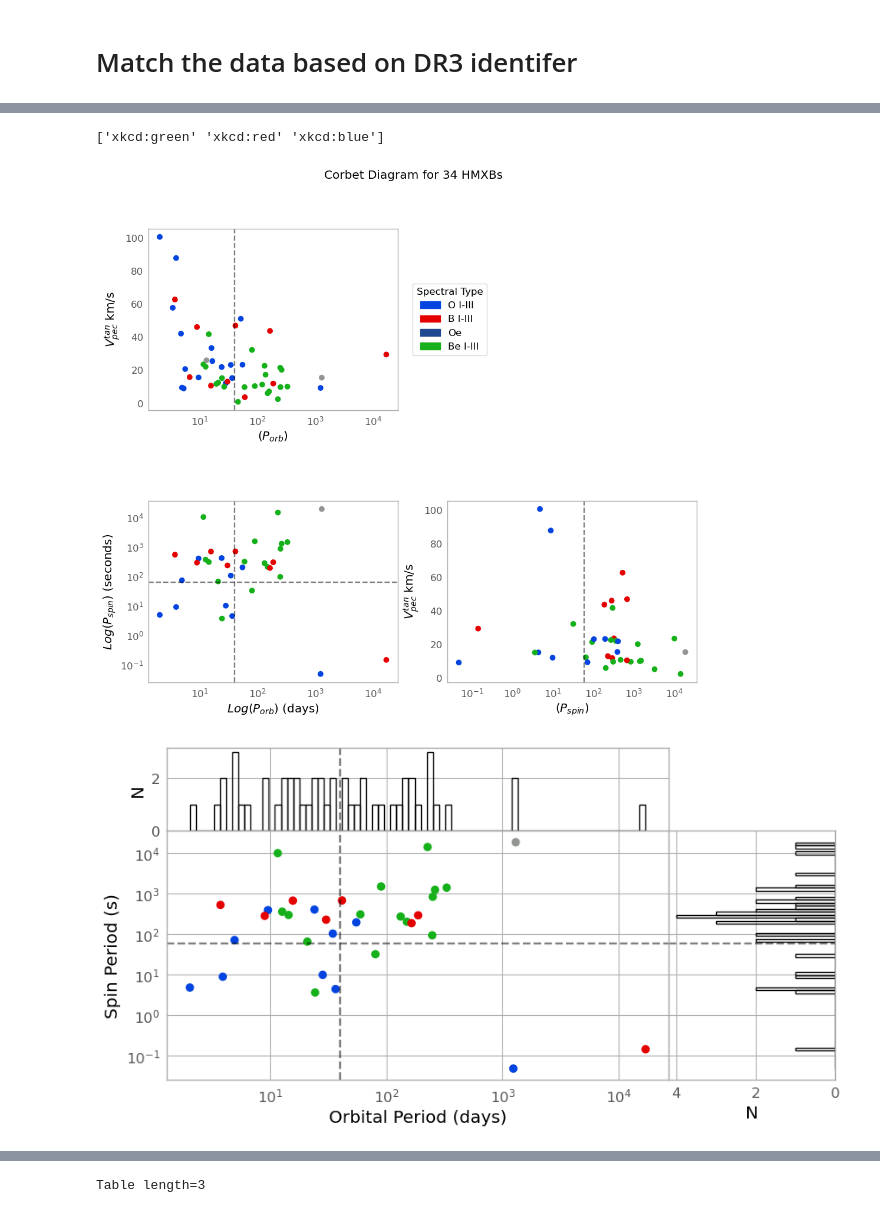
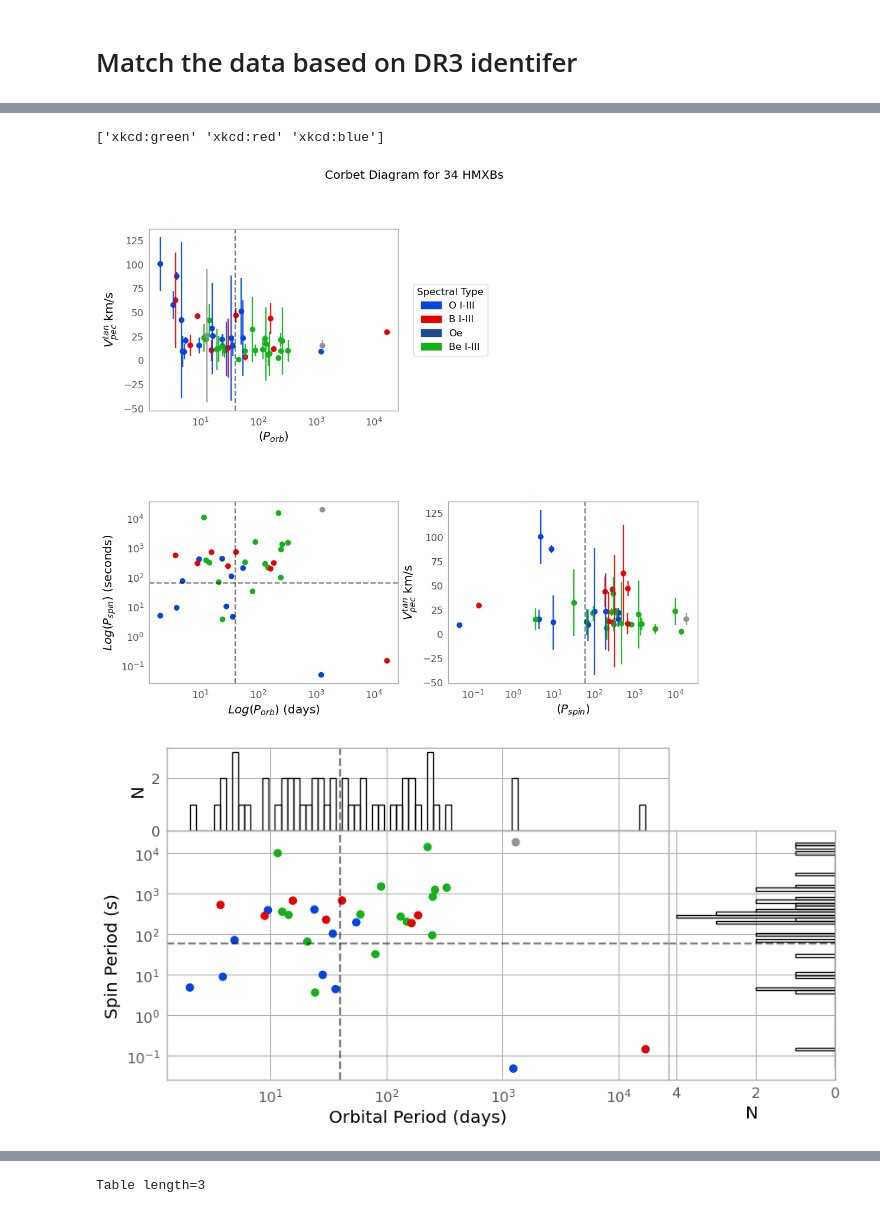
Before and after one commit to MantisShrimp2/Thesis-HMXB, a Jupyter notebook: Code/Peculiar_Motion.ipynb, the cells around one changed output, grey strips where cells are left out. Cells and saved outputs as stored; diff of their text form; code cells hidden in the pictures.

```diff
--- a/Code/Peculiar_Motion.ipynb
+++ b/Code/Peculiar_Motion.ipynb
@@ -438,0 +441,2 @@ WARNING: MergeConflictWarning: Cannot merge meta key 'JOBNAME' types <class 'str
+# %%
+v_pec_errors = ascii.read(csv_files+f'HMXB_vpec_errs_{today}.ecsv',format='ecsv')
@@ -439,2 +466,2 @@ WARNING: MergeConflictWarning: Cannot merge meta key 'JOBNAME' types <class 'str
 # %%
-HMXB_table
+HMXB_table = join(HMXB_table, v_pec_errors, keys='source_id', join_type='left')
@@ -1505,6 +1521,7 @@ def period_spinperiod(table):
     spin_period = table['Spin_period'] # seconds
     spin_period_err = table['Spin_period_err']
     vpec = table['Peculiar Velocity']
+    vpec_tan_err = table['V_pec_tan_err']
     color = table['SpColor']
     print(pd.unique(color)[0:3])
     #include thresholds Prisgen et al 2019
@@ -1544,6 +1561,9 @@ def period_spinperiod(table):
             axs[i, j].grid(False)
     #axs[0,0].hist(orb_period ,bins=orb_bins,edgecolor='xkcd:black')
     fill_kwargs = {'color':'k','alpha':0.5,"linestyle":"--"}
+    error_bar_kwargs = {'ecolor':color,'alpha':0.9,'markersize':0.01,'fmt':'o'}
+
+    axs[0,0].errorbar(orb_period,vpec,color=None,yerr=vpec_tan_err, **error_bar_kwargs)
     axs[0,0].scatter(orb_period,vpec,color=color)
     axs[0,0].axvline(orb_period_thres,**fill_kwargs)
     axs[0,0].set_xscale('log')
@@ -1565,6 +1585,7 @@ def period_spinperiod(table):
 
     #axs[1,1].hist(masked_spin,alpha=0.7,color='xkcd:black',histtype='step',linewidth=3.0)
     axs[1,1].scatter(spin_period,vpec,color=color)
+    axs[1,1].errorbar(spin_period,vpec,color=None,yerr=vpec_tan_err, **error_bar_kwargs)
     axs[1,1].axvline(spin_period_thres, **fill_kwargs)
     axs[1,1].set_xscale('log')
     axs[1,1].set_xlabel((r'$(P_{spin})$'))
@@ -1635,34 +1656,34 @@ def period_spinperiod(table):
     # Extract parameters
     a_fit, b_fit = popt  # 'a' stays in linear space, 'b' controls power
 
     # Generate smooth x values for plotting
     orb_period_data = np.logspace(np.log10(np.min(orb_period)), np.log10(np.max(orb_period)), 100)
 
     # Create figure
     fig, ax = plt.subplots(figsize=(10, 10))
 
     # Scatter plot
     ax.scatter(orb_period, vpec, color=color, label="Data")
 
     # Plot the fitted power law
     ax.plot(orb_period_data, log_power_law(np.log(orb_period_data), *popt), color='k', ls='--',
             label=f'fit: a=%5.3f, b=%5.3f' % tuple(popt))
 
     # Set x-axis to log scale but keep y-axis linear
     ax.set_xscale('log')
     #ax.set_yscale('log')
 
     # Labels and legend
     ax.set_xlabel("Orbital Period")
     ax.set_ylabel("Vpec")
     ax.legend()
 
     plt.show()
     return None
 period_spinperiod(HMXB_table)
 # %% [output]
 ['xkcd:green' 'xkcd:red' 'xkcd:blue']
-[figure, old version]
+[figure, new version]
 [figure]
 [figure]
 # %%
```
Also changed, not shown: parts of 10 cells of this notebook.
